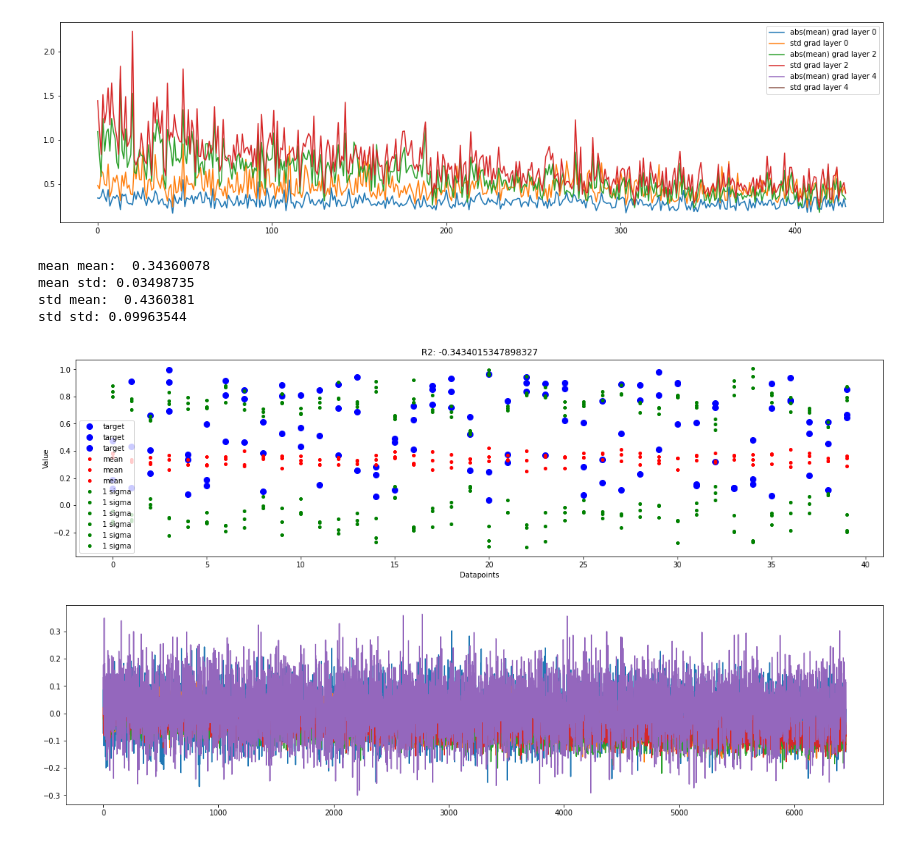
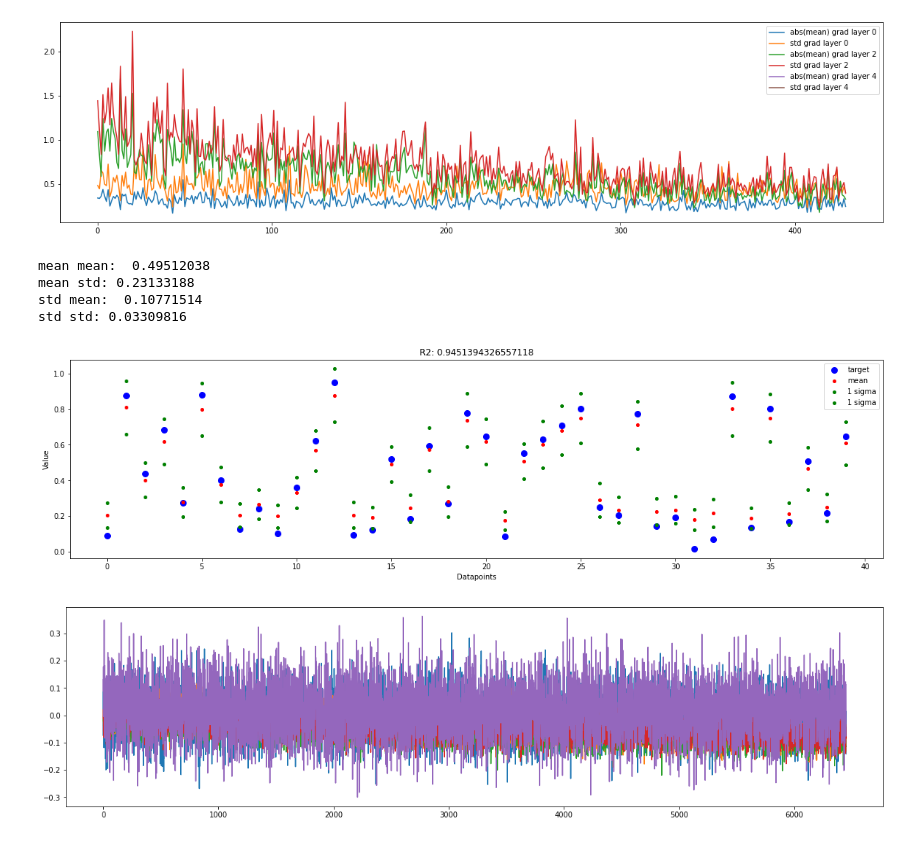
Before and after one commit to Haakooto/CS282_final_project, a Jupyter notebook: code/TheClownKing.ipynb, the cells around one changed output. Drawn from its saved outputs; the diff is of its cells as text; code cells hidden in the pictures.

```diff
--- a/code/TheClownKing.ipynb
+++ b/code/TheClownKing.ipynb
@@ -141,10 +126,10 @@ def plot_model_pred_freq(model, Y_test, X_test):
     plt.show()
 # %%
 # use exactly same parameters for two models
-# net = BFC(features=7, classes=1, hiddens=[20, 20], prior={"dist": "vmf", "loc": 0, "scale": 50, "record": False, "dist_kwargs": {"k": 1}})
-net = BFC(features=5, classes=3, hiddens=[20, 20], prior={"dist": "power", "loc": 0, "scale": 50, "record": False})
-# net = BFC(features=5, classes=3, hiddens=[20, 20, 20, 20], prior={"dist": "normal", "loc": 0, "scale": 0.1, "record": True})
-optimizer = torch.optim.AdamW(net.parameters(), lr=0.0007)
+# net = BFC(features=7, classes=1, hiddens=[20, 20], prior={"dist": "vmf", "loc": 3, "scale": 50, "record": False, "dist_kwargs": {"k": 1}})
+# net = BFC(features=5, classes=3, hiddens=[20, 20], prior={"dist": "power", "loc": 0, "scale": 50, "record": False})
+net = BFC(features=7, classes=1, hiddens=[20, 20], prior={"dist": "normal", "loc": 0, "scale": 0.1, "record": True})
+optimizer = torch.optim.AdamW(net.parameters(), lr=0.001)
 
 fet = FC(features=7, classes=1, hiddens=[20, 20])
 foptimizer = torch.optim.AdamW(fet.parameters(), lr=0.001)
@@ -180,13 +165,13 @@ plt.show()
 # %% [output]
 [figure]
 # %%
-plot_model_pred(net, Y_test, X_test, enums=100, single=False)
+plot_model_pred(net, Y_test, X_test, enums=1000, single=False)
 # %% [output]
-mean mean:  0.34360078
-mean std: 0.03498735
-std mean:  0.4360381
-std std: 0.09963544
+mean mean:  0.49512038
+mean std: 0.23133188
+std mean:  0.10771514
+std std: 0.03309816
-[figure, old version]
+[figure, new version]
 # %%
 for layer in net.layers:
     if hasattr(layer, "history"):
```
Also changed, not shown: parts of 5 cells of this notebook, 1 other file.
